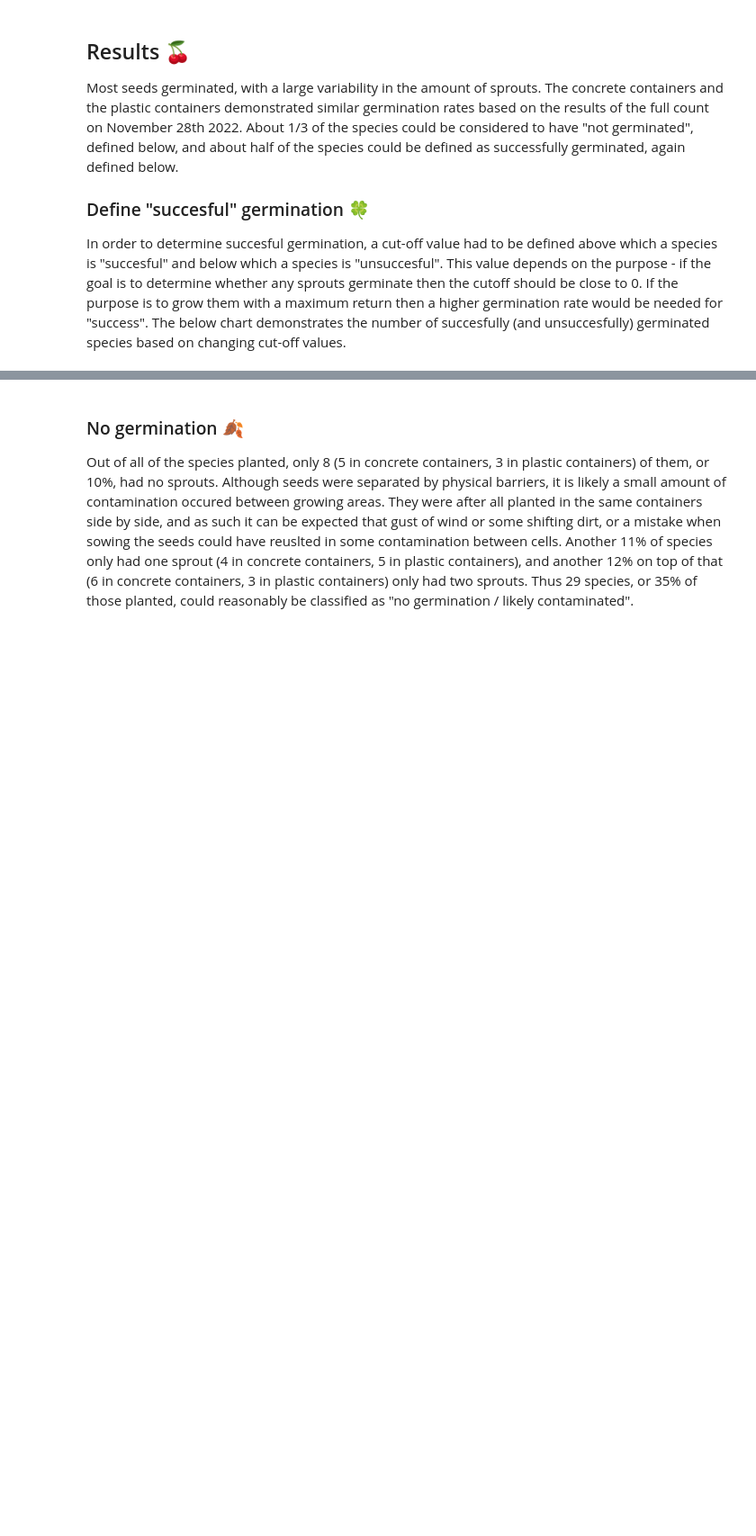
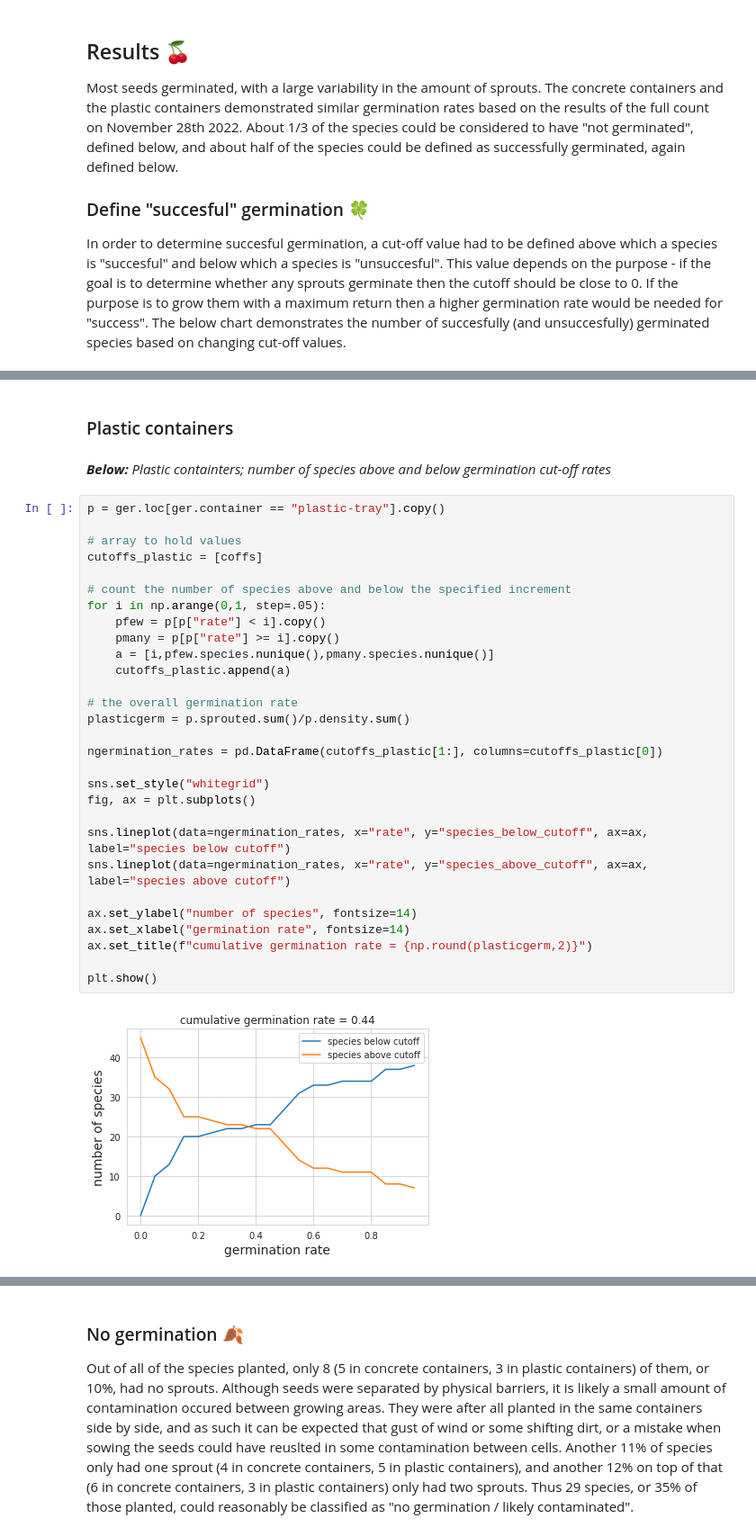
Before and after one commit to thorerismann/flora-buckets, a Jupyter notebook: germination.ipynb, the cells around one changed output, grey strips where cells are left out. Shown at 90% size. Drawn from its saved outputs; the diff is of its cells as text; blank space fills up the shorter version.

```diff
--- a/germination.ipynb
+++ b/germination.ipynb
@@ -286,0 +250,35 @@ pcont_display = pcont[["species", "area","rate", "sprouted", "origin"]]
+# %% [markdown]
+### Plastic containers
+# %% [markdown]
+*__Below:__ Plastic containters; number of species above and below germination cut-off rates*
+# %%
+p = ger.loc[ger.container == "plastic-tray"].copy()
+
+# array to hold values
+cutoffs_plastic = [coffs]
+
+# count the number of species above and below the specified increment
+for i in np.arange(0,1, step=.05):
+    pfew = p[p["rate"] < i].copy()
+    pmany = p[p["rate"] >= i].copy()
+    a = [i,pfew.species.nunique(),pmany.species.nunique()]
+    cutoffs_plastic.append(a)
+
+# the overall germination rate
+plasticgerm = p.sprouted.sum()/p.density.sum()
+
+ngermination_rates = pd.DataFrame(cutoffs_plastic[1:], columns=cutoffs_plastic[0])
+
+sns.set_style("whitegrid")
+fig, ax = plt.subplots()
+
+sns.lineplot(data=ngermination_rates, x="rate", y="species_below_cutoff", ax=ax, label="species below cutoff")
+sns.lineplot(data=ngermination_rates, x="rate", y="species_above_cutoff", ax=ax, label="species above cutoff")
+
+ax.set_ylabel("number of species", fontsize=14)
+ax.set_xlabel("germination rate", fontsize=14)
+ax.set_title(f"cumulative germination rate = {np.round(plasticgerm,2)}")
+
+plt.show()
+# %% [output]
+[figure, added]
```
Also changed, not shown: parts of 39 cells of this notebook, 1 other file.
